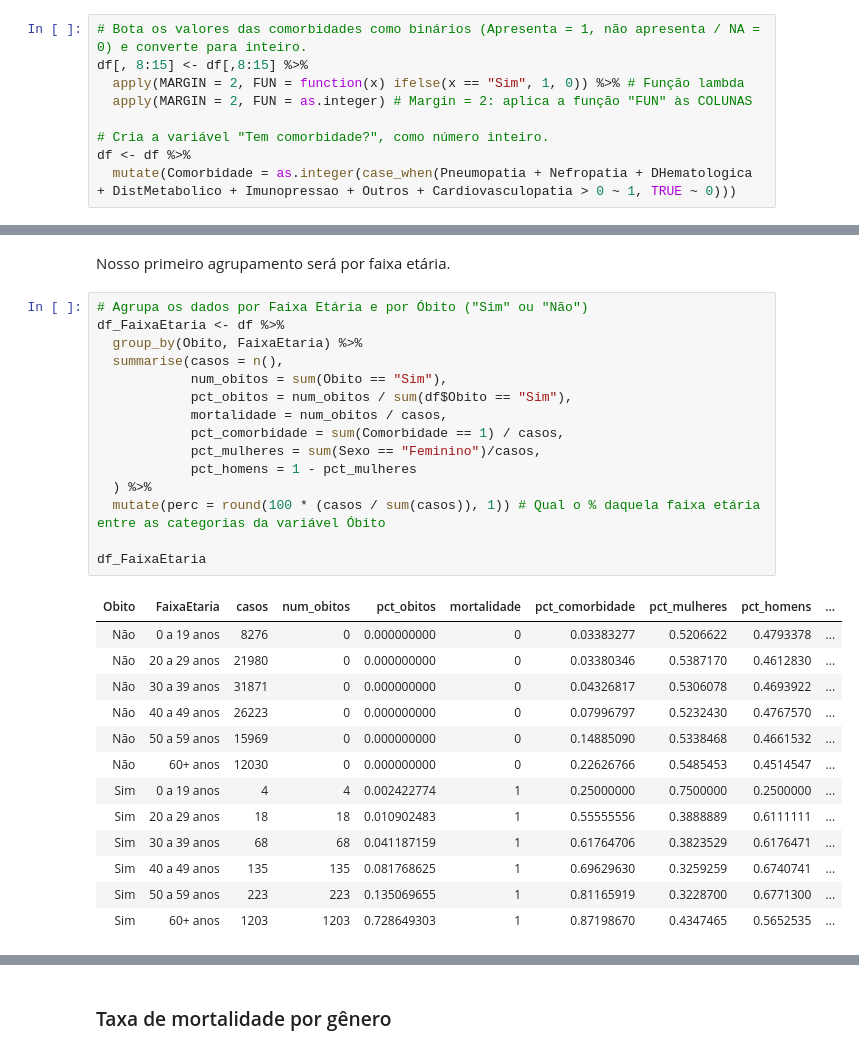
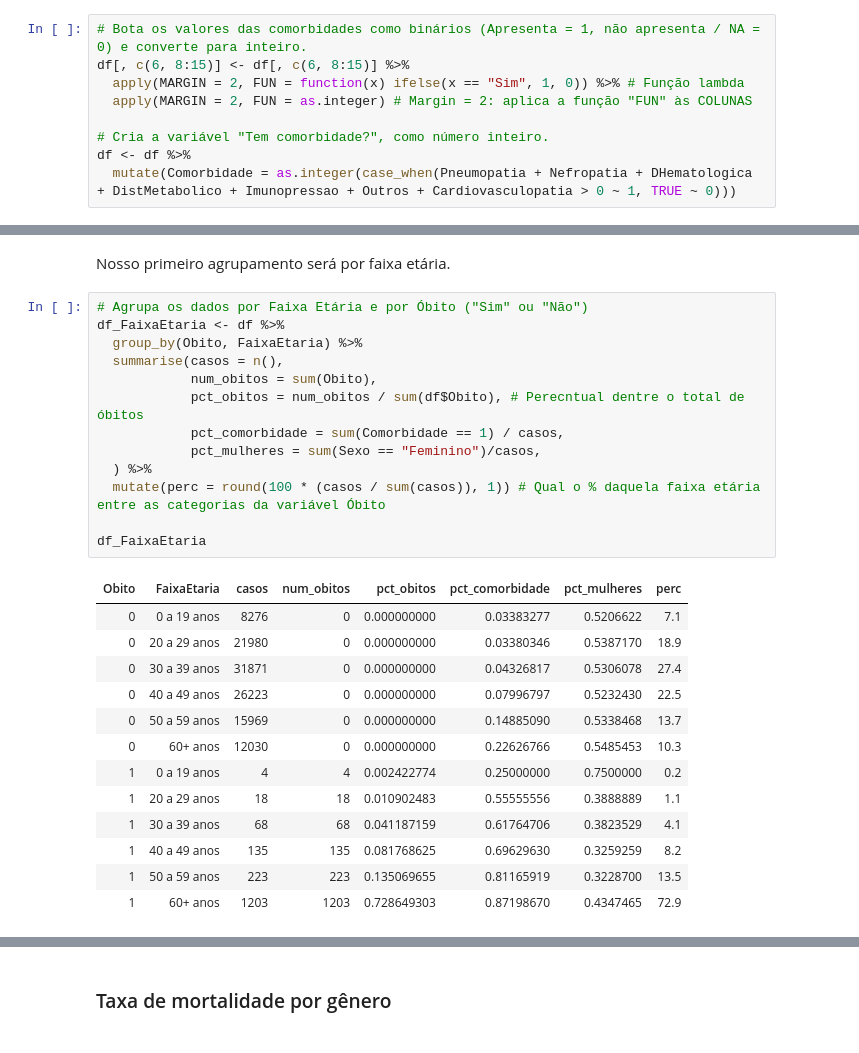
Before and after one commit to rstuckert3/covid_df, a Jupyter notebook: covid_notebook.ipynb, the cells around one changed output, grey strips where cells are left out. Saved outputs shown, nothing was run; the diff lists cells and outputs as text.

Commit message:
Obitos variable as integer

```diff
--- a/covid_notebook.ipynb
+++ b/covid_notebook.ipynb
@@ -118,6 +118,6 @@ Dessa forma, iremos primeiro transformá-las em números inteiros (1 == "Sim", 0
 # %%
 # Bota os valores das comorbidades como binários (Apresenta = 1, não apresenta / NA = 0) e converte para inteiro.
-df[, 8:15] <- df[,8:15] %>%
+df[, c(6, 8:15)] <- df[, c(6, 8:15)] %>%
   apply(MARGIN = 2, FUN = function(x) ifelse(x == "Sim", 1, 0)) %>% # Função lambda
   apply(MARGIN = 2, FUN = as.integer) # Margin = 2: aplica a função "FUN" às COLUNAS
 
@@ -150,29 +151,27 @@ Nosso primeiro agrupamento será por faixa etária.
 # %%
 # Agrupa os dados por Faixa Etária e por Óbito ("Sim" ou "Não")
 df_FaixaEtaria <- df %>%
   group_by(Obito, FaixaEtaria) %>%
   summarise(casos = n(),
-            num_obitos = sum(Obito == "Sim"),
-            pct_obitos = num_obitos / sum(df$Obito == "Sim"),
-            mortalidade = num_obitos / casos,
+            num_obitos = sum(Obito),
+            pct_obitos = num_obitos / sum(df$Obito), # Perecntual dentre o total de óbitos
             pct_comorbidade = sum(Comorbidade == 1) / casos,
             pct_mulheres = sum(Sexo == "Feminino")/casos,
-            pct_homens = 1 - pct_mulheres
   ) %>%
   mutate(perc = round(100 * (casos / sum(casos)), 1)) # Qual o % daquela faixa etária entre as categorias da variável Óbito
 
 df_FaixaEtaria
 # %% [output]
-| Obito | FaixaEtaria | casos | num_obitos | pct_obitos | mortalidade | pct_comorbidade | pct_mulheres | pct_homens | ... |
-| Não | 0 a 19 anos | 8276 | 0 | 0.000000000 | 0 | 0.03383277 | 0.5206622 | 0.4793378 | ... |
-| Não | 20 a 29 anos | 21980 | 0 | 0.000000000 | 0 | 0.03380346 | 0.5387170 | 0.4612830 | ... |
-| Não | 30 a 39 anos | 31871 | 0 | 0.000000000 | 0 | 0.04326817 | 0.5306078 | 0.4693922 | ... |
-| Não | 40 a 49 anos | 26223 | 0 | 0.000000000 | 0 | 0.07996797 | 0.5232430 | 0.4767570 | ... |
-| Não | 50 a 59 anos | 15969 | 0 | 0.000000000 | 0 | 0.14885090 | 0.5338468 | 0.4661532 | ... |
-| Não | 60+ anos | 12030 | 0 | 0.000000000 | 0 | 0.22626766 | 0.5485453 | 0.4514547 | ... |
-| Sim | 0 a 19 anos | 4 | 4 | 0.002422774 | 1 | 0.25000000 | 0.7500000 | 0.2500000 | ... |
-| Sim | 20 a 29 anos | 18 | 18 | 0.010902483 | 1 | 0.55555556 | 0.3888889 | 0.6111111 | ... |
-| Sim | 30 a 39 anos | 68 | 68 | 0.041187159 | 1 | 0.61764706 | 0.3823529 | 0.6176471 | ... |
-| Sim | 40 a 49 anos | 135 | 135 | 0.081768625 | 1 | 0.69629630 | 0.3259259 | 0.6740741 | ... |
-| Sim | 50 a 59 anos | 223 | 223 | 0.135069655 | 1 | 0.81165919 | 0.3228700 | 0.6771300 | ... |
-| Sim | 60+ anos | 1203 | 1203 | 0.728649303 | 1 | 0.87198670 | 0.4347465 | 0.5652535 | ... |
+| Obito | FaixaEtaria | casos | num_obitos | pct_obitos | pct_comorbidade | pct_mulheres | perc |
+| 0 | 0 a 19 anos | 8276 | 0 | 0.000000000 | 0.03383277 | 0.5206622 | 7.1 |
+| 0 | 20 a 29 anos | 21980 | 0 | 0.000000000 | 0.03380346 | 0.5387170 | 18.9 |
+| 0 | 30 a 39 anos | 31871 | 0 | 0.000000000 | 0.04326817 | 0.5306078 | 27.4 |
+| 0 | 40 a 49 anos | 26223 | 0 | 0.000000000 | 0.07996797 | 0.5232430 | 22.5 |
+| 0 | 50 a 59 anos | 15969 | 0 | 0.000000000 | 0.14885090 | 0.5338468 | 13.7 |
+| 0 | 60+ anos | 12030 | 0 | 0.000000000 | 0.22626766 | 0.5485453 | 10.3 |
+| 1 | 0 a 19 anos | 4 | 4 | 0.002422774 | 0.25000000 | 0.7500000 | 0.2 |
+| 1 | 20 a 29 anos | 18 | 18 | 0.010902483 | 0.55555556 | 0.3888889 | 1.1 |
+| 1 | 30 a 39 anos | 68 | 68 | 0.041187159 | 0.61764706 | 0.3823529 | 4.1 |
+| 1 | 40 a 49 anos | 135 | 135 | 0.081768625 | 0.69629630 | 0.3259259 | 8.2 |
+| 1 | 50 a 59 anos | 223 | 223 | 0.135069655 | 0.81165919 | 0.3228700 | 13.5 |
+| 1 | 60+ anos | 1203 | 1203 | 0.728649303 | 0.87198670 | 0.4347465 | 72.9 |
```
Also changed, not shown: parts of 18 cells of this notebook.
